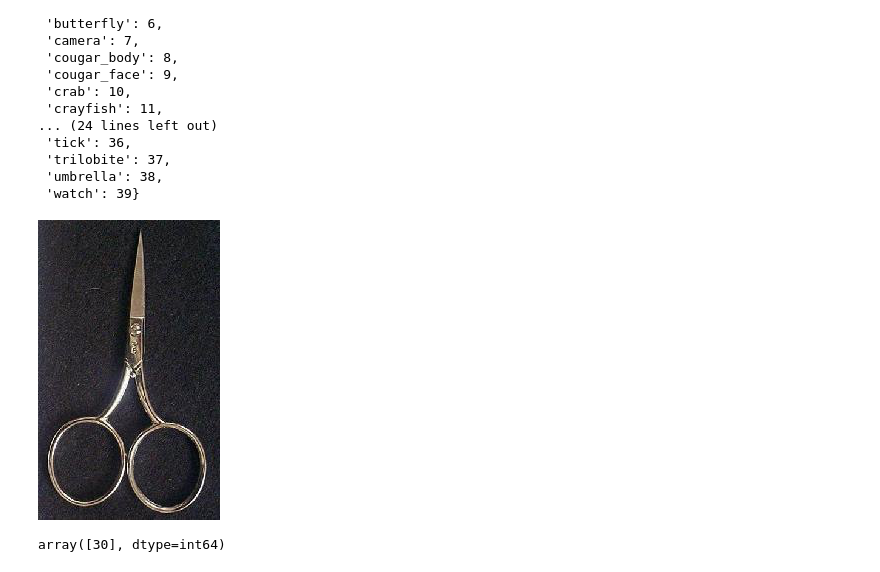
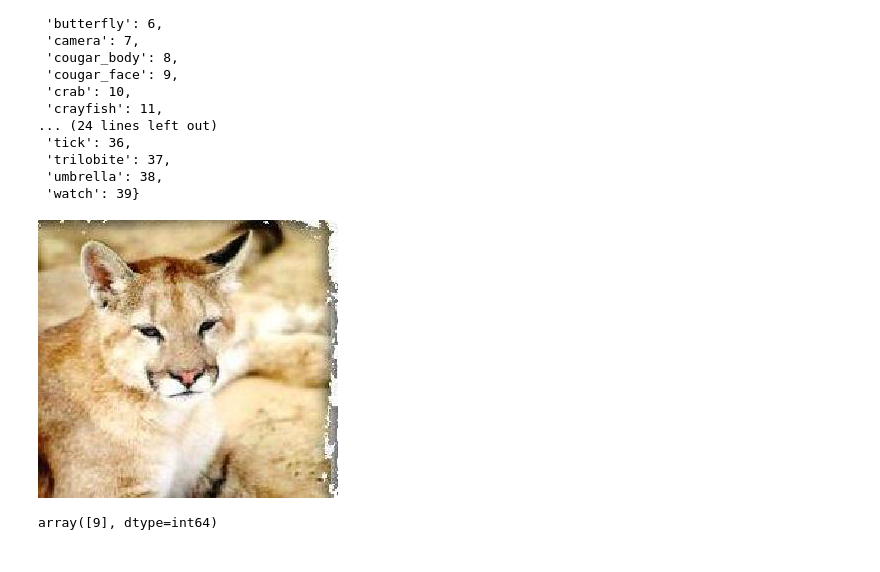
Before and after one commit to lukasy09/KernelDatabase.py, a Jupyter notebook: Objects/src/objects_classification.ipynb, the cells around one changed output. Cells and saved outputs as stored; diff of their text form; code cells hidden in the pictures.

```diff
--- a/Objects/src/objects_classification.ipynb
+++ b/Objects/src/objects_classification.ipynb
@@ -144,10 +144,10 @@ valid_set.class_indices
  'umbrella': 38,
  'watch': 39}
 # %%
-image = Image.open("PersonalTestSet/image_0039.jpg")
+image = Image.open("PersonalTestSet/image_0001.jpg")
 image
 # %% [output]
-[figure, old version]
+[figure, new version]
 # %%
 def preprocess_img(img,target_size):
     img = img.resize(target_size)
@@ -160,4 +160,4 @@ preprocessed_image = preprocess_img(image,target_size=(200,200))
 predictions = model.predict_classes(preprocessed_image)
 predictions
 # %% [output]
-array([30], dtype=int64)
+array([9], dtype=int64)
```
Also changed, not shown: 5 other files.
